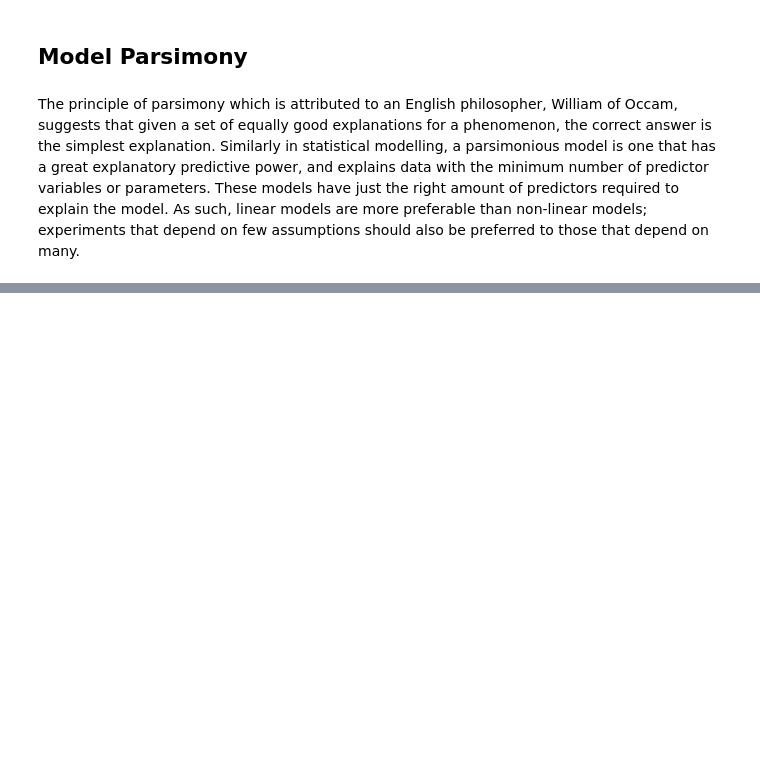
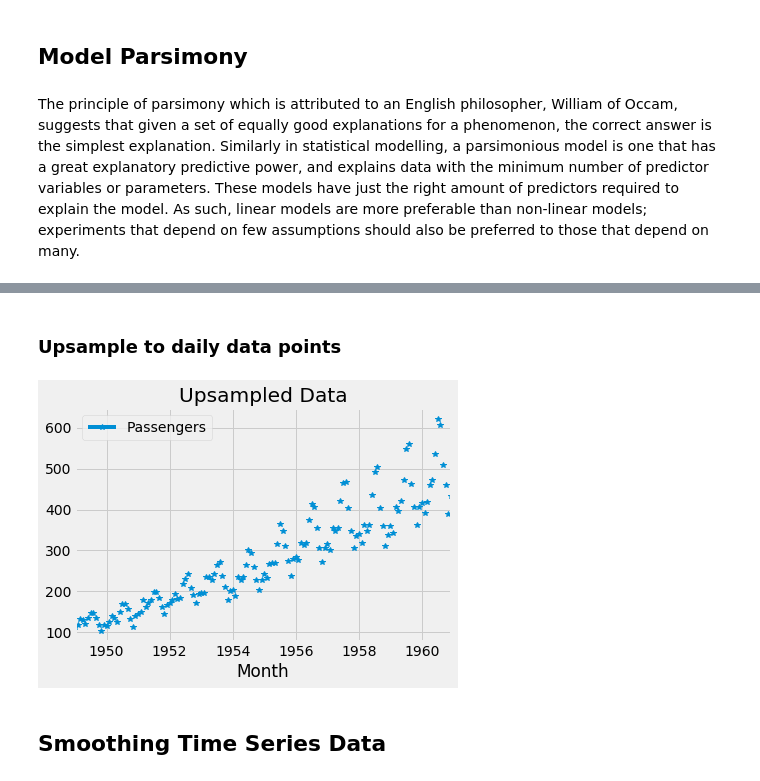
Before and after one commit to VictorOmondi1997/Time-Series-Analysis, a Jupyter notebook: Time Series Analysis.ipynb, the cells around one changed output, grey strips where cells are left out. Saved outputs shown, nothing was run; the diff lists cells and outputs as text; code cells hidden in the pictures; blank space fills up the shorter version.

Commit message:
Time Series Specific Exploratory Methods

```diff
--- a/Time Series Analysis.ipynb
+++ b/Time Series Analysis.ipynb
@@ -48,0 +252,11 @@ The principle of parsimony which is attributed to an English philosopher, Willia
+# %% [markdown]
+### Upsample to daily data points
+# %%
+passengers_daily = passengers.resample('D').mean()
+passengers_daily.plot(marker='*')
+plt.title('Upsampled Data')
+plt.show()
+# %% [output]
+[figure, added]
+# %% [markdown]
+## Smoothing Time Series Data
```
Also changed, not shown: parts of 48 cells of this notebook, 1 other file.
